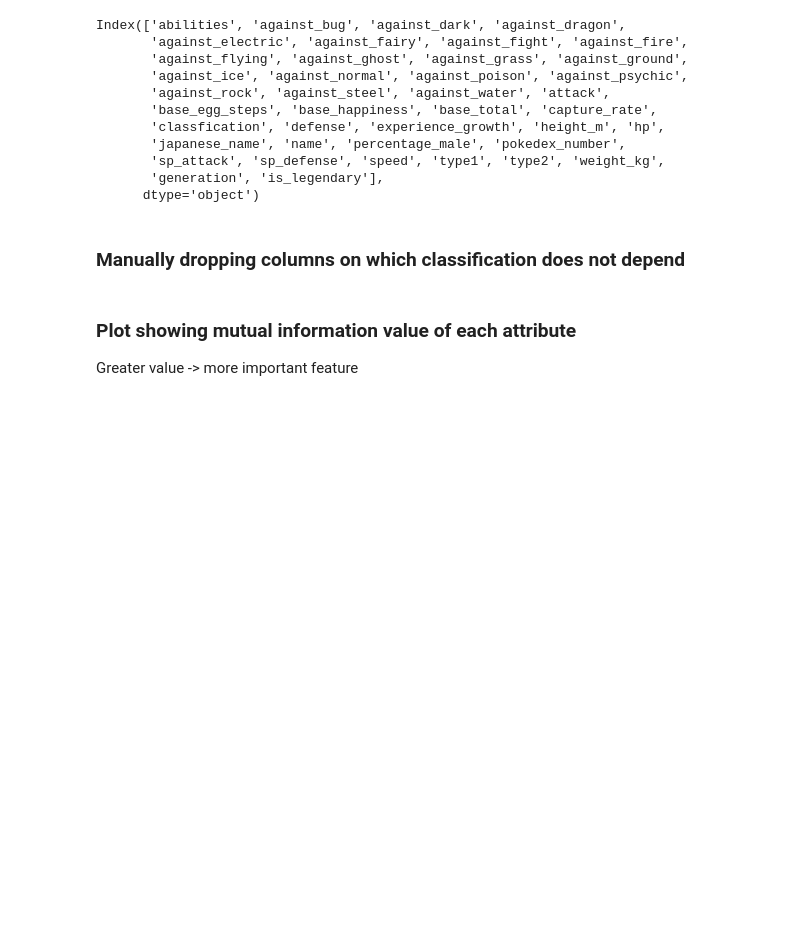
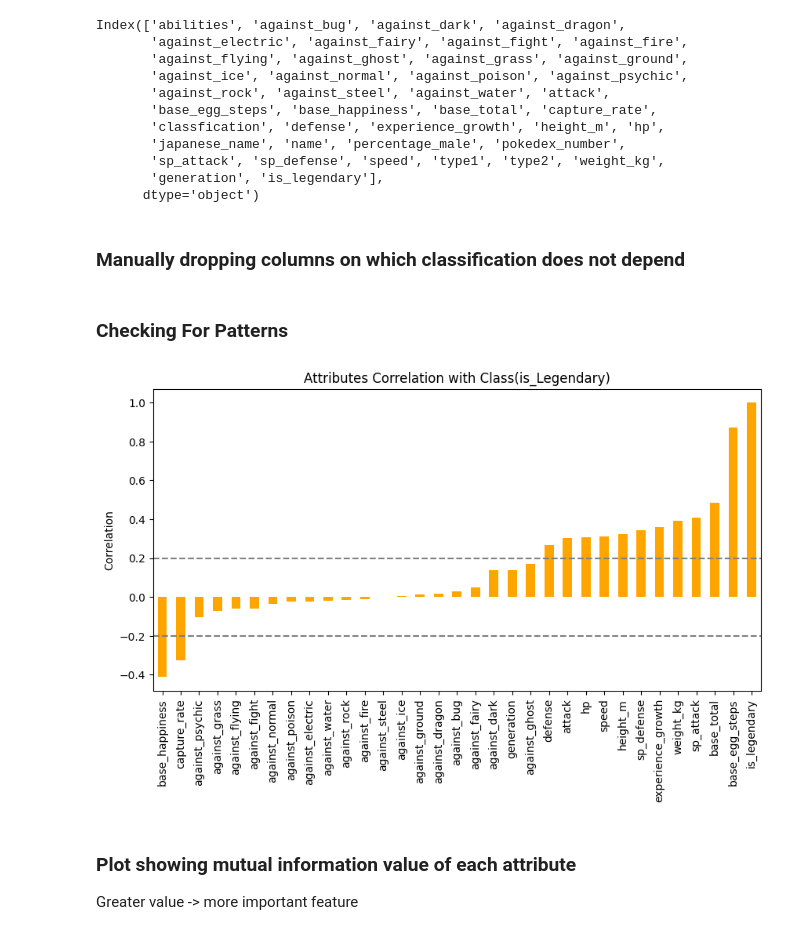
Before and after one commit to ayushkarn14/Pokemon-Classification, a Jupyter notebook: book.ipynb, the cells around one changed output. Drawn from its saved outputs; the diff is of its cells as text; code cells hidden in the pictures; blank space fills up the shorter version.

```diff
--- a/book.ipynb
+++ b/book.ipynb
@@ -276,6 +253,17 @@ Index(['abilities', 'against_bug', 'against_dark', 'against_dragon',
 <h3>Manually dropping columns on which classification does not depend</h3>
 # %%
 data=data.drop(['classfication','type1','type2','name','japanese_name','abilities','percentage_male','pokedex_number'],axis=1)
+# %% [markdown]
+<h3>Checking For Patterns</h3>
+# %%
+data.corr()['is_legendary'].sort_values().plot(kind='bar',color = 'orange',figsize=(10,5))
+plt.title('Attributes Correlation with Class(is_Legendary)')
+plt.axhline(-0.2,c='gray',linestyle='--')
+plt.axhline(0.2,c='gray',linestyle='--')
+plt.ylabel('Correlation')
+plt.show()
+# %% [output]
+[figure, added]
 # %% [markdown]
 <h3>Plot showing mutual information value of each attribute</h3>
 <p>Greater value -> more important feature</p>
```
Also changed, not shown: parts of 21 cells of this notebook, 1 other file.
